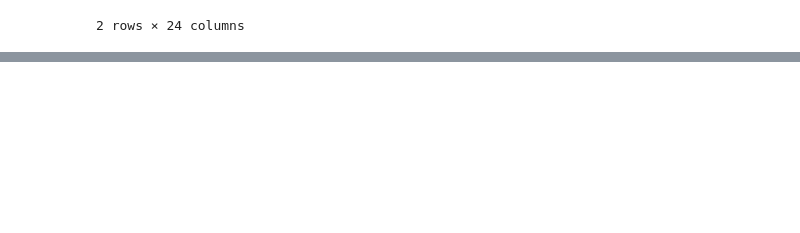
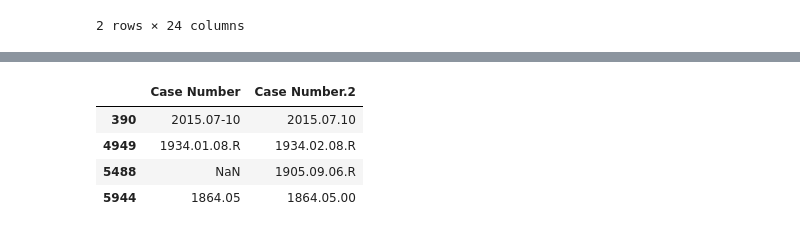
Before and after one commit to nb3110/shark-attack-blasi, a Jupyter notebook: analysis.ipynb, the cells around one changed output, grey strips where cells are left out. Saved outputs shown, nothing was run; the diff lists cells and outputs as text; code cells hidden in the pictures; blank space fills up the shorter version.

```diff
--- a/analysis.ipynb
+++ b/analysis.ipynb
@@ -99,0 +99,8 @@ Name: href, dtype: object
+# %%
+df[["Case Number","Case Number.2"]][df["Case Number"] != df["Case Number.2"]]
+# %% [output]
+|  | Case Number | Case Number.2 |
+| 390 | 2015.07-10 | 2015.07.10 |
+| 4949 | 1934.01.08.R | 1934.02.08.R |
+| 5488 | NaN | 1905.09.06.R |
+| 5944 | 1864.05 | 1864.05.00 |
```
Also changed, not shown: parts of 15 cells of this notebook.
